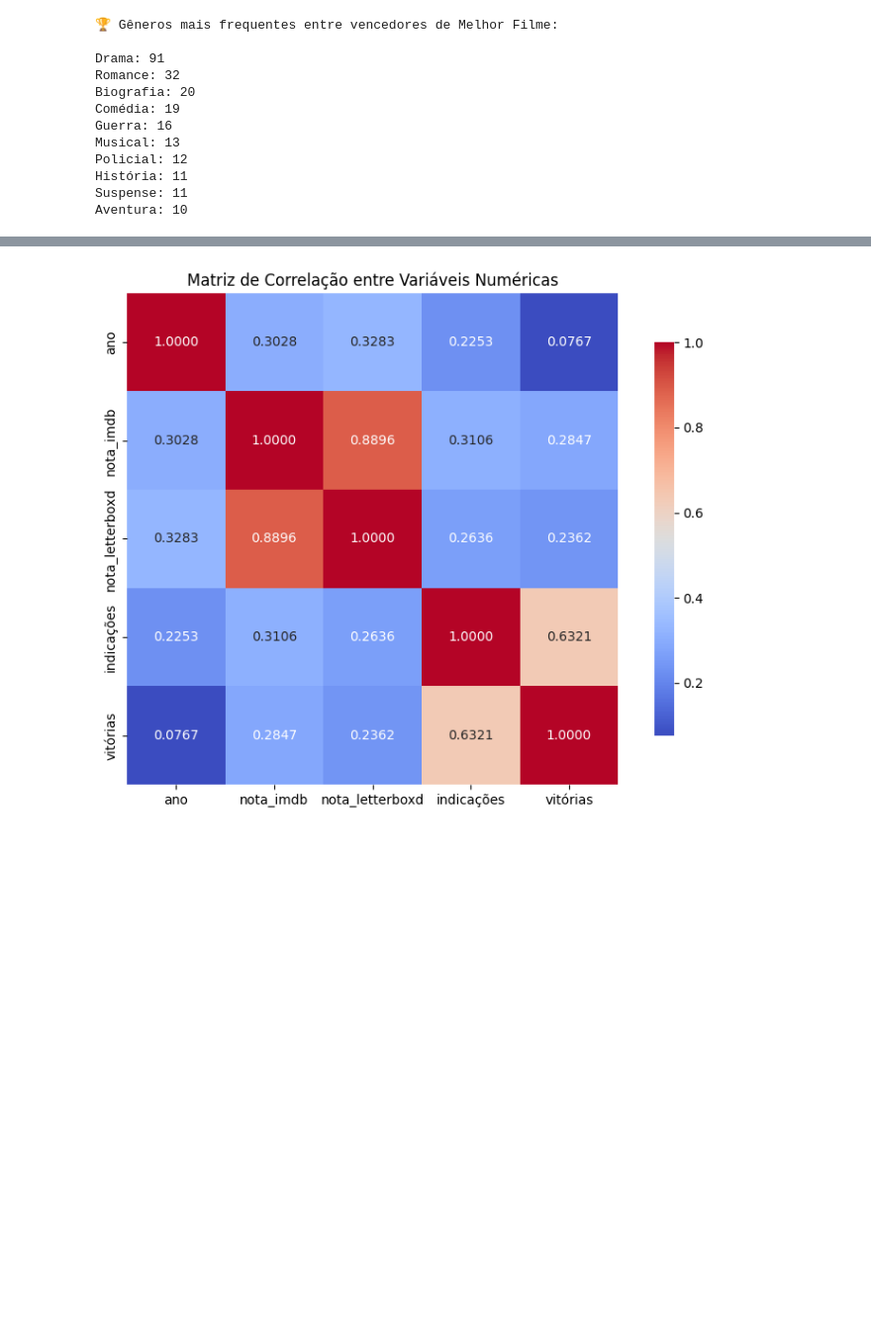
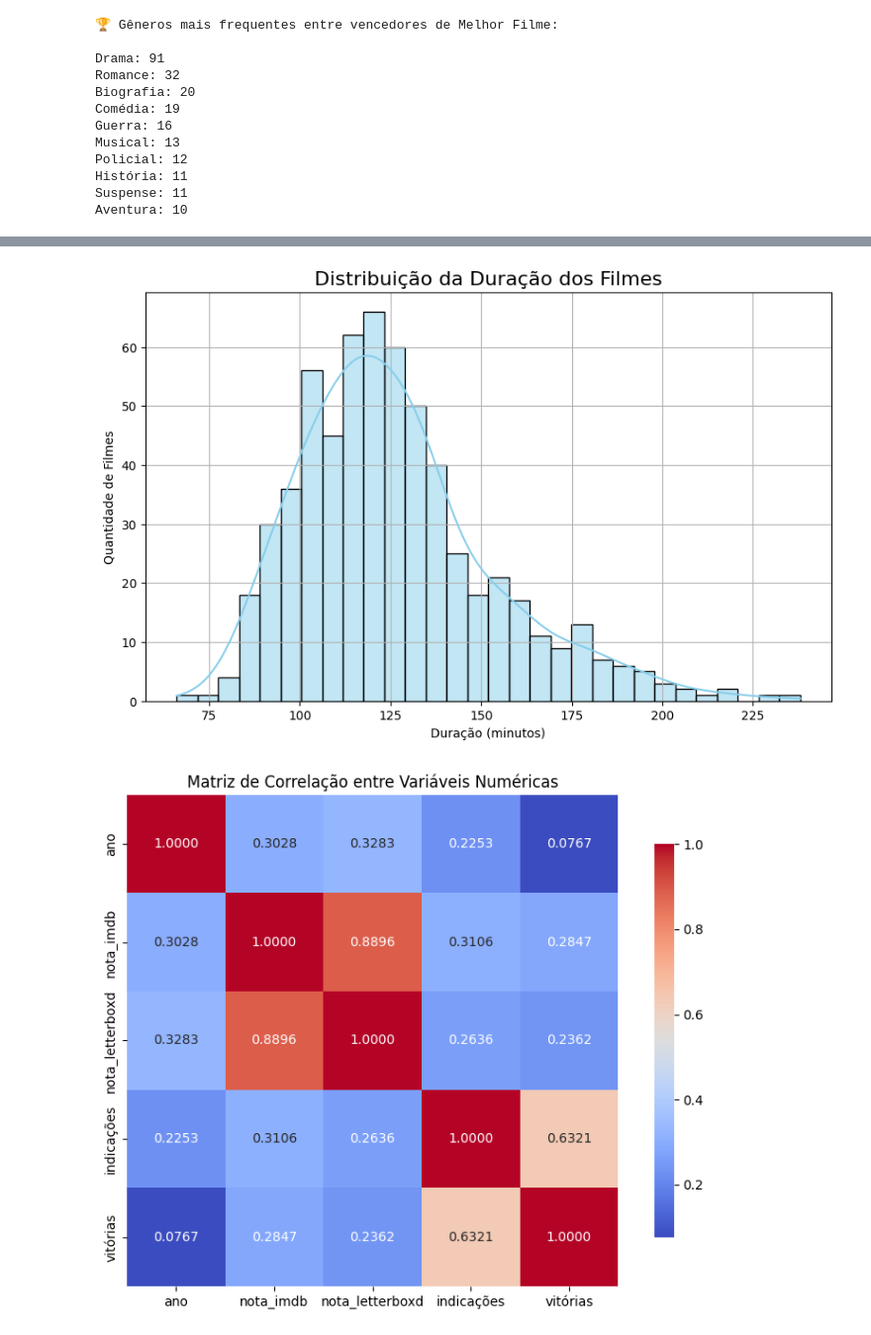
Before and after one commit to nicolascaseiro/Oscar-Melhor-Filme, a Jupyter notebook: Oscar_Melhor_Filme.ipynb, the cells around one changed output, grey strips where cells are left out. Shown at 99% size. Cells and saved outputs as stored; diff of their text form; code cells hidden in the pictures; blank space fills up the shorter version.

```diff
--- a/Oscar_Melhor_Filme.ipynb
+++ b/Oscar_Melhor_Filme.ipynb
@@ -325,3 +402,34 @@ contar_participacoes(df, 'direção', 'diretores')
+# %%
+def converter_duracao_para_minutos(duracao_str):
+    try:
+        horas = re.search(r'(\d+)h', duracao_str)
+        minutos = re.search(r'(\d+)min', duracao_str)
+
+        total_minutos = 0
+        if horas:
+            total_minutos += int(horas.group(1)) * 60
+        if minutos:
+            total_minutos += int(minutos.group(1))
+        return total_minutos
+    except:
+        return None
+
+df_temp_duration = df.copy()
+df_temp_duration['duração_minutos'] = df_temp_duration['duração'].apply(converter_duracao_para_minutos)
+
+df_plot = df_temp_duration.dropna(subset=['duração_minutos']).drop_duplicates(subset=['título', 'ano']).copy()
+
+
+plt.figure(figsize=(10,6))
+sns.histplot(data=df_plot, x='duração_minutos', bins=30, kde=True, color='skyblue')
+
+plt.title('Distribuição da Duração dos Filmes', fontsize=16)
+plt.xlabel('Duração (minutos)')
+plt.ylabel('Quantidade de Filmes')
+plt.grid(True)
+plt.show()
+# %% [output]
+[figure, added]
 # %%
 import matplotlib.pyplot as plt
 import seaborn as sns
```
Also changed, not shown: parts of 20 cells of this notebook.
